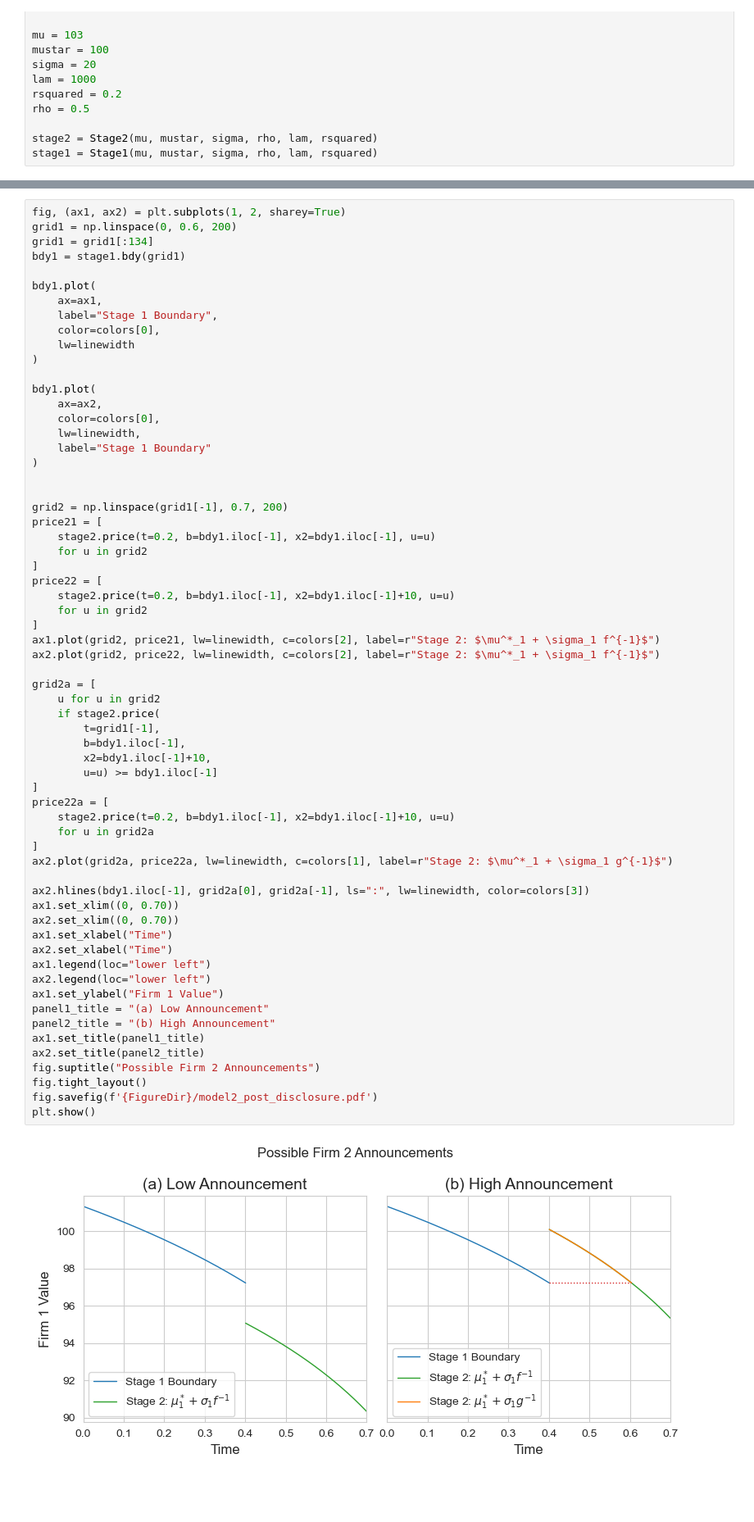
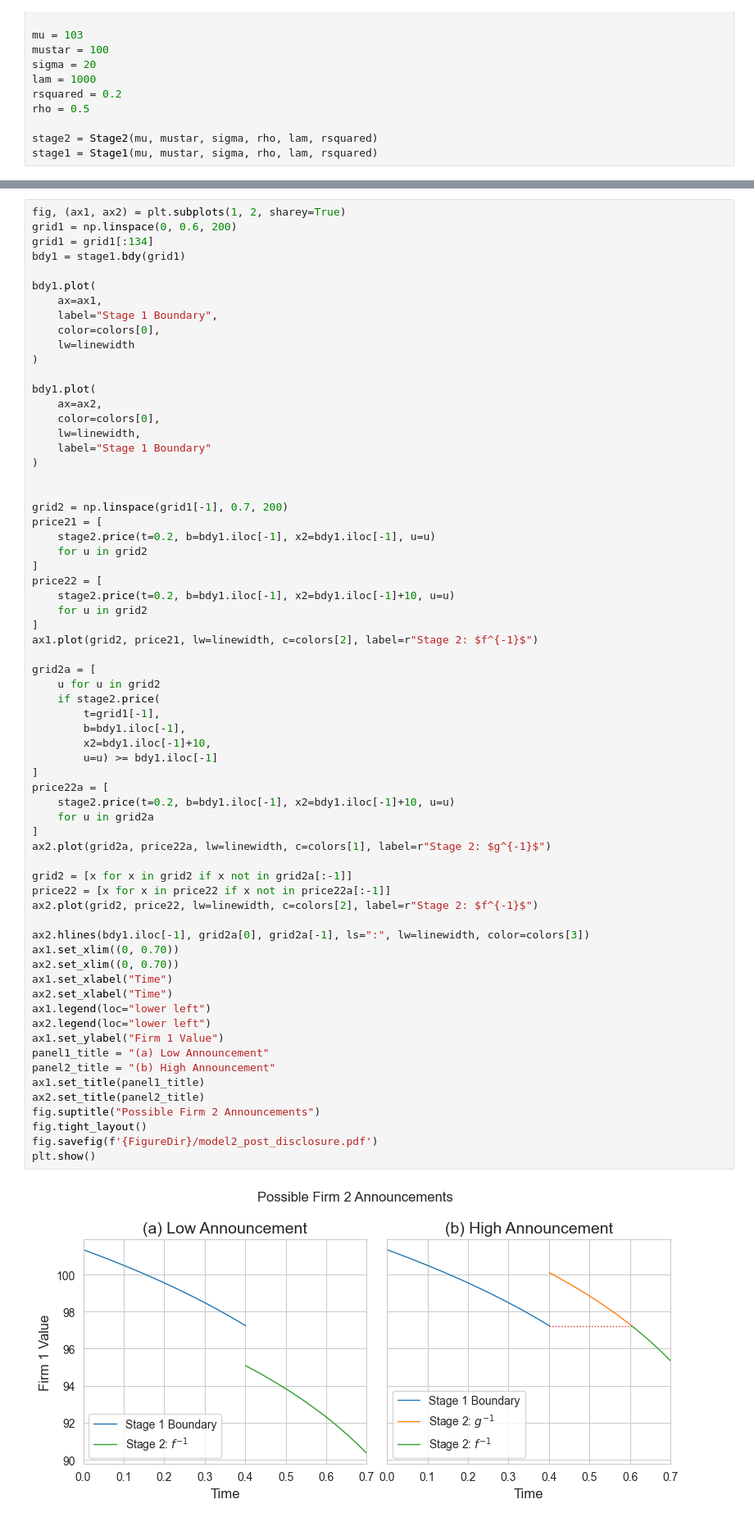
Before and after one commit to kerryback/announcements, a Jupyter notebook: Code/figures_model2.ipynb, the cells around one changed output, grey strips where cells are left out. Shown: that part at 82% size. Drawn from its saved outputs; the diff is of its cells as text; blank space fills up the shorter version.

Commit message:
model 2 figures and SLIDES

```diff
--- a/Code/figures_model2.ipynb
+++ b/Code/figures_model2.ipynb
@@ -235,38 +158,41 @@ price22 = [
     stage2.price(t=0.2, b=bdy1.iloc[-1], x2=bdy1.iloc[-1]+10, u=u)
     for u in grid2
 ]
-ax1.plot(grid2, price21, lw=linewidth, c=colors[2], label=r"Stage 2: $\mu^*_1 + \sigma_1 f^{-1}$")
-ax2.plot(grid2, price22, lw=linewidth, c=colors[2], label=r"Stage 2: $\mu^*_1 + \sigma_1 f^{-1}$")
+ax1.plot(grid2, price21, lw=linewidth, c=colors[2], label=r"Stage 2: $f^{-1}$")
 
 grid2a = [
     u for u in grid2
     if stage2.price(
         t=grid1[-1],
         b=bdy1.iloc[-1],
         x2=bdy1.iloc[-1]+10,
         u=u) >= bdy1.iloc[-1]
 ]
 price22a = [
     stage2.price(t=0.2, b=bdy1.iloc[-1], x2=bdy1.iloc[-1]+10, u=u)
     for u in grid2a
 ]
-ax2.plot(grid2a, price22a, lw=linewidth, c=colors[1], label=r"Stage 2: $\mu^*_1 + \sigma_1 g^{-1}$")
+ax2.plot(grid2a, price22a, lw=linewidth, c=colors[1], label=r"Stage 2: $g^{-1}$")
+
+grid2 = [x for x in grid2 if x not in grid2a[:-1]]
+price22 = [x for x in price22 if x not in price22a[:-1]]
+ax2.plot(grid2, price22, lw=linewidth, c=colors[2], label=r"Stage 2: $f^{-1}$")
 
 ax2.hlines(bdy1.iloc[-1], grid2a[0], grid2a[-1], ls=":", lw=linewidth, color=colors[3])
 ax1.set_xlim((0, 0.70))
 ax2.set_xlim((0, 0.70))
 ax1.set_xlabel("Time")
 ax2.set_xlabel("Time")
 ax1.legend(loc="lower left")
 ax2.legend(loc="lower left")
 ax1.set_ylabel("Firm 1 Value")
 panel1_title = "(a) Low Announcement"
 panel2_title = "(b) High Announcement"
 ax1.set_title(panel1_title)
 ax2.set_title(panel2_title)
 fig.suptitle("Possible Firm 2 Announcements")
 fig.tight_layout()
 fig.savefig(f'{FigureDir}/model2_post_disclosure.pdf')
 plt.show()
 # %% [output]
-[figure, old version]
+[figure, new version]
```
Also changed, not shown: parts of 3 cells of this notebook, 1 other file.
